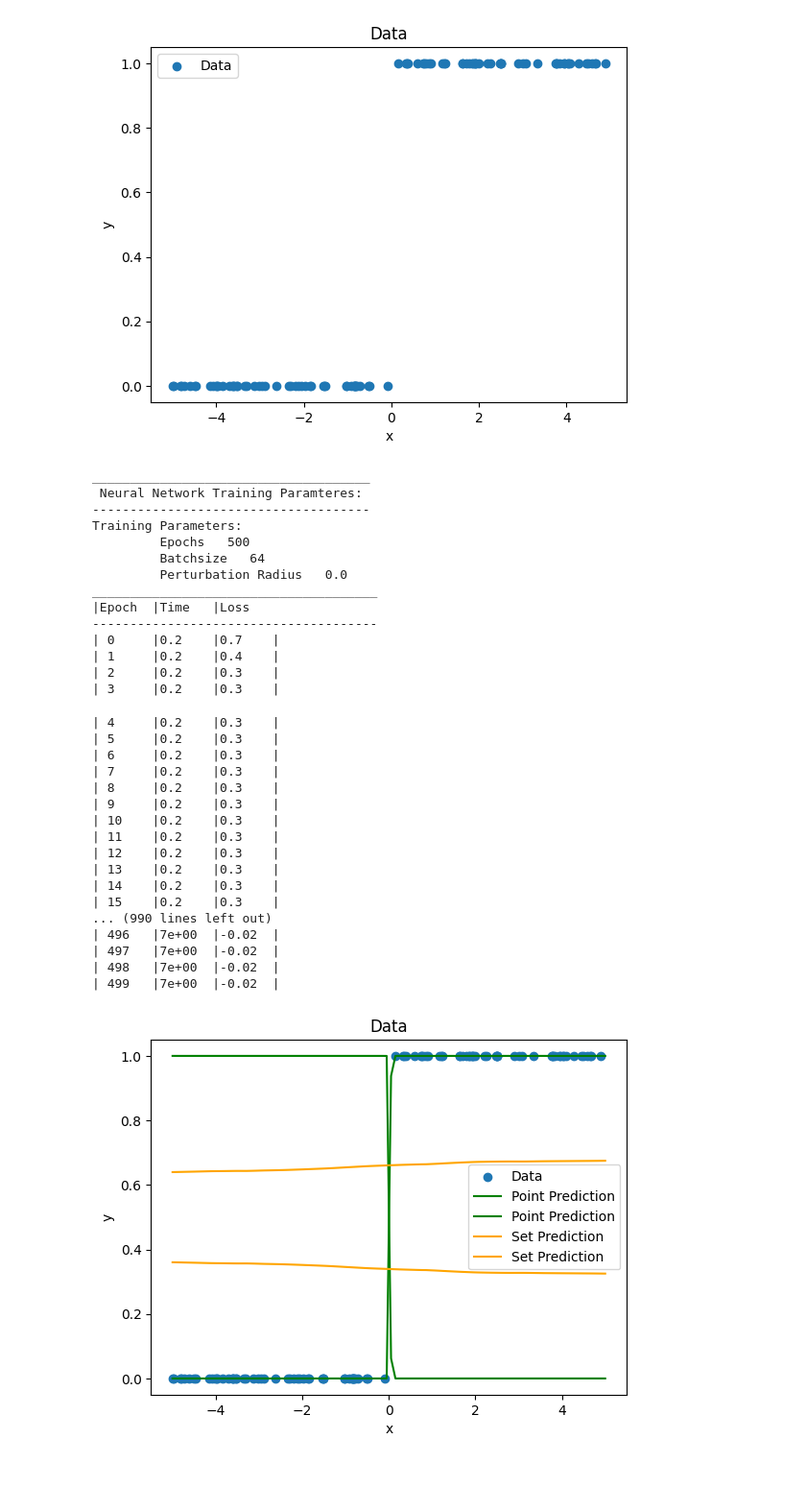
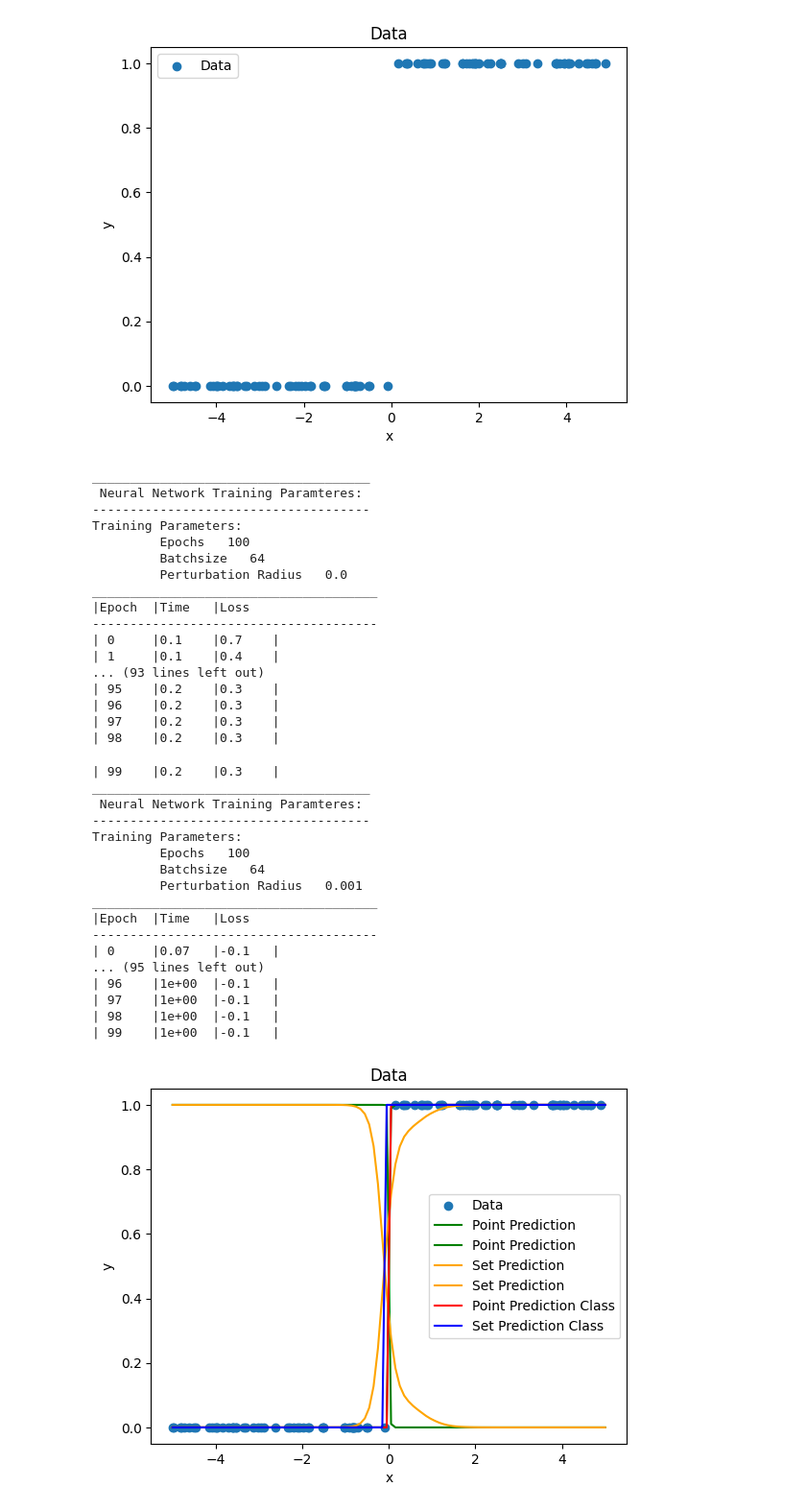
Before and after one commit to ManuelWendl/RobustSetBasedRL, a Jupyter notebook: examples/Set-BasedNNTraining_Classification.ipynb, the cells around one changed output. Shown: that part at 96% size. Drawn from its saved outputs; the diff is of its cells as text; code cells hidden in the pictures; blank space fills up the shorter version.

```diff
--- a/examples/Set-BasedNNTraining_Classification.ipynb
+++ b/examples/Set-BasedNNTraining_Classification.ipynb
@@ -64,61 +64,66 @@ y = torch.tensor(y.squeeze(), dtype=torch.long).to(device)
 # %%
 # Loss function
 loss_point = torch.nn.CrossEntropyLoss()
-loss_set = ptz.core.ZonotopeClassificationLoss(.01,.01)
+loss_set = ptz.core.ZonotopeClassificationLoss(1e-3,1e-3)
 
 # Optimizer
 optimizer_point = torch.optim.Adam(nn_point.parameters(), lr=0.01)
 optimizer_set = torch.optim.Adam(nn_set.parameters(), lr=0.01)
 
 # Training the model
-nn_point_trained = ptz.functions.train(nn_point, loss_point, optimizer_point, x, y, 500, batchsize=64)
-nn_set_trained = ptz.functions.train(nn_set, loss_set, optimizer_set, x, y, 500, batchsize=64, noise=.01)
+nn_point_trained = ptz.functions.train(nn_point, loss_point, optimizer_point, x, y, 100, batchsize=64)
+nn_set_trained = ptz.functions.train(nn_set, loss_set, optimizer_set, x, y, 100, batchsize=64, noise=1e-3)
 # %% [output]
 _____________________________________
  Neural Network Training Paramteres:
 -------------------------------------
 Training Parameters:
-         Epochs   500
+         Epochs   100
          Batchsize   64
          Perturbation Radius   0.0
 ______________________________________
 |Epoch  |Time   |Loss
 --------------------------------------
-| 0     |0.2    |0.7    |
-| 1     |0.2    |0.4    |
-| 2     |0.2    |0.3    |
-| 3     |0.2    |0.3    |
+| 0     |0.1    |0.7    |
+| 1     |0.1    |0.4    |
+... (93 lines left out)
+| 95    |0.2    |0.3    |
+| 96    |0.2    |0.3    |
+| 97    |0.2    |0.3    |
+| 98    |0.2    |0.3    |
-| 4     |0.2    |0.3    |
-| 5     |0.2    |0.3    |
-| 6     |0.2    |0.3    |
-| 7     |0.2    |0.3    |
-| 8     |0.2    |0.3    |
-| 9     |0.2    |0.3    |
-| 10    |0.2    |0.3    |
-| 11    |0.2    |0.3    |
-| 12    |0.2    |0.3    |
-| 13    |0.2    |0.3    |
-| 14    |0.2    |0.3    |
-| 15    |0.2    |0.3    |
-... (990 lines left out)
-| 496   |7e+00  |-0.02  |
-| 497   |7e+00  |-0.02  |
-| 498   |7e+00  |-0.02  |
-| 499   |7e+00  |-0.02  |
+| 99    |0.2    |0.3    |
+_____________________________________
+ Neural Network Training Paramteres:
+-------------------------------------
+Training Parameters:
+         Epochs   100
+         Batchsize   64
+         Perturbation Radius   0.001
+______________________________________
+|Epoch  |Time   |Loss
+--------------------------------------
+| 0     |0.07   |-0.1   |
+... (95 lines left out)
+| 96    |1e+00  |-0.1   |
+| 97    |1e+00  |-0.1   |
+| 98    |1e+00  |-0.1   |
+| 99    |1e+00  |-0.1   |
 # %%
 # Plotting the results
 
 x_test = torch.linspace(-5, 5, 100).view(-1, 1).to(device)
 y_pred_point = nn_point_trained(x_test)
 y_pred_set = nn_set_trained(x_test)
 
 plt.scatter(x.detach().cpu(), y.detach().cpu(), label='Data')
 plt.plot(x_test.detach().cpu(), y_pred_point.detach().cpu(), color ='green',label='Point Prediction')
 plt.plot(x_test.detach().cpu(), y_pred_set.detach().cpu(), color = 'orange', label='Set Prediction')
+plt.plot(x_test.detach().cpu(), torch.argmax(y_pred_point, dim=1).detach().cpu(), color = 'red', label='Point Prediction Class')
+plt.plot(x_test.detach().cpu(), torch.argmax(y_pred_set, dim=1).detach().cpu(), color = 'blue', label='Set Prediction Class')
 plt.legend()
 plt.xlabel('x')
 plt.ylabel('y')
 plt.title('Data')
 plt.show()
 # %% [output]
-[figure, old version]
+[figure, new version]
```
Also changed, not shown: 3 other files.
